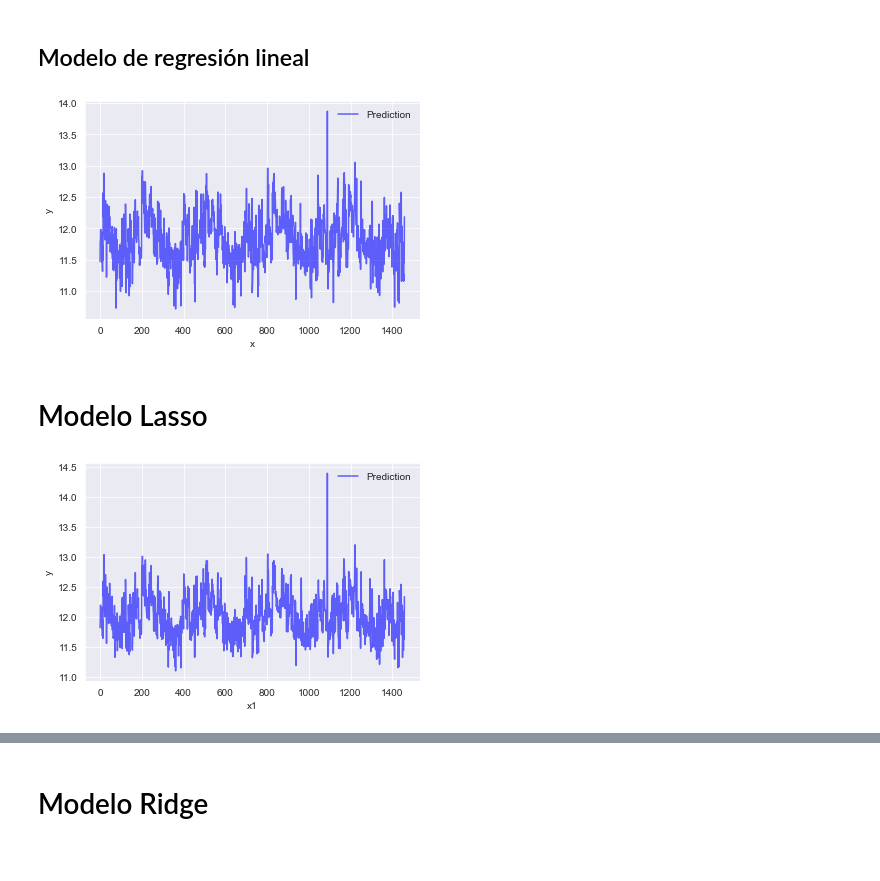
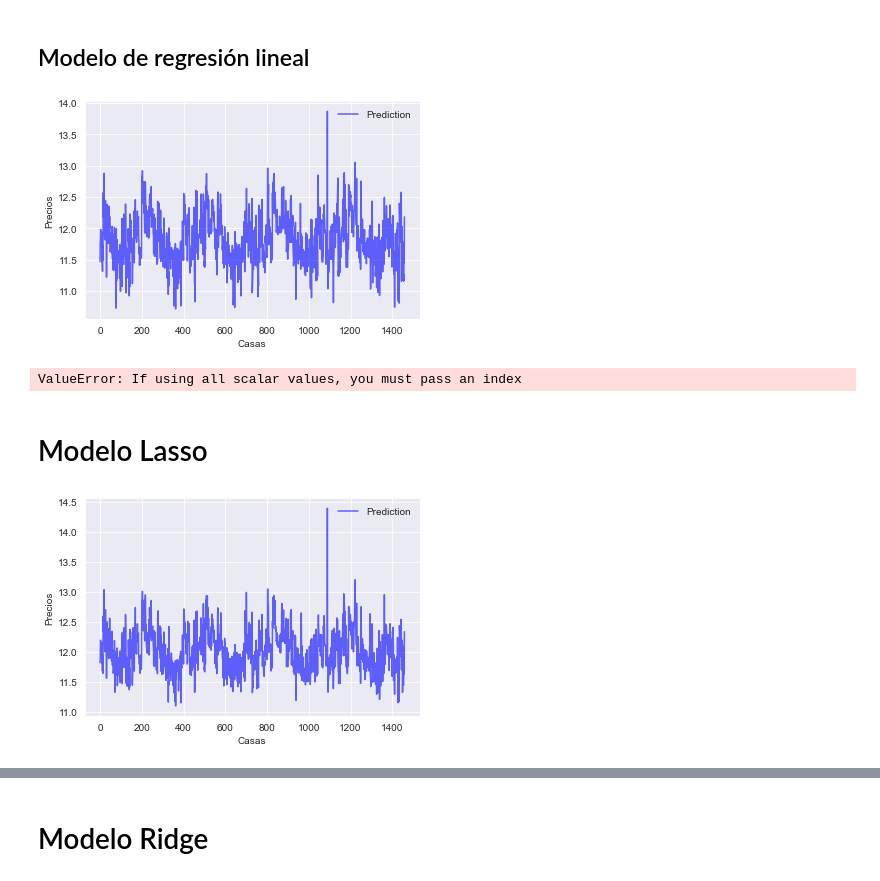
Before and after one commit to 8kta/MLHMW1, a Jupyter notebook: Proyecto.ipynb, the cells around one changed output, grey strips where cells are left out. Drawn from its saved outputs; the diff is of its cells as text; code cells hidden in the pictures.

```diff
--- a/Proyecto.ipynb
+++ b/Proyecto.ipynb
@@ -174,13 +175,20 @@ con esto estamos listos para hacer las regresiones
 # %%
 lr = LinearRegression()
 lr.fit(train, precios)
 plt.plot(test.index , lr.predict(test),'b',alpha=0.6, label='Prediction')
 plt.legend(loc='best', frameon=False)
-plt.xlabel('x')
-plt.ylabel('y')
+plt.xlabel('Casas')
+plt.ylabel('Precios')
 plt.show()
 # %% [output]
-[figure, old version]
+[figure, new version]
+# %%
+salidalr = pd.DataFrame(data={'SalePrice':lr.predict(test)})
+salidalr.reset_index()
+salidalr['RSP'] = np.exp(salidalr['SalePrice'])
+salidalr
+# %% [output]
+ValueError: If using all scalar values, you must pass an index
 # %% [markdown]
 # Modelo Lasso
 # %%
@@ -188,8 +196,8 @@ lm = Lasso(alpha=0.5) #normalize=True, max_iter=1e6)
 lm.fit(train,precios)
 plt.plot(test.index , lm.predict(test),'b',alpha=0.6, label='Prediction')
 plt.legend(loc='best', frameon=False)
-plt.xlabel('x1')
-plt.ylabel('y')
+plt.xlabel('Casas')
+plt.ylabel('Precios')
 plt.show()
 # %% [output]
-[figure, old version]
+[figure, new version]
```
Also changed, not shown: parts of 4 cells of this notebook.
